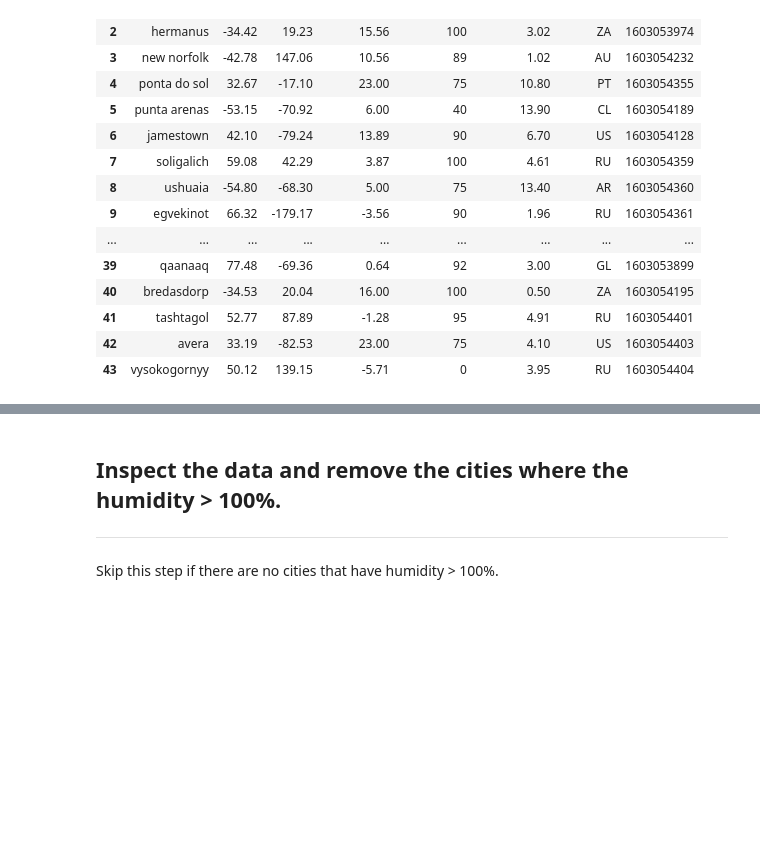
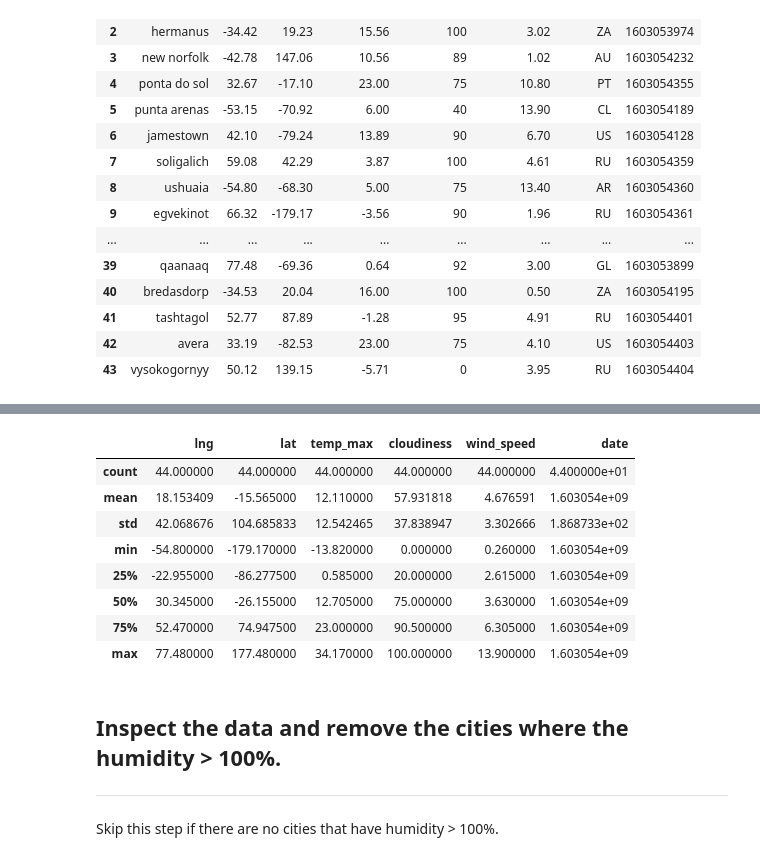
Before and after one commit to amblakemore/UCI_Homework_Blakemore, a Jupyter notebook: Python_API_Challenge/WeatherPy/WeatherPy.ipynb, the cells around one changed output, grey strips where cells are left out. Cells and saved outputs as stored; diff of their text form; code cells hidden in the pictures; blank space fills up the shorter version.

```diff
--- a/Python_API_Challenge/WeatherPy/WeatherPy.ipynb
+++ b/Python_API_Challenge/WeatherPy/WeatherPy.ipynb
@@ -38,10 +38,10 @@ len(cities)
 * Perform a weather check on each city using a series of successive API calls.
 * Include a print log of each city as it'sbeing processed (with the city number and city name).
 # %%
-url = "http://api.openweathermap.org/data/2.5/weather?"
-query_url = url + "appid=" + api_key + "&q=" + "London"
-result = requests.get(query_url).json()
-result
+#url = "http://api.openweathermap.org/data/2.5/weather?"
+#query_url = url + "appid=" + api_key + "&q=" + "London"
+#result = requests.get(query_url).json()
+#result
 # %% [output]
 {'coord': {'lon': -0.13, 'lat': 51.51},
  'weather': [{'id': 804,
@@ -66,8 +66,8 @@ counter = 0
 url = "http://api.openweathermap.org/data/2.5/weather?"
 units = "metric"
 query_url = f"{url}appid={api_key}&units={units}&q="
-print(query_url)
-for city in cities[:50]:
+#print(query_url)
+for city in cities[:]:
     result = requests.get(query_url+city).json()
     counter = counter + 1
     #print(result)
@@ -143,3 +132,15 @@ city_df
+# %%
+city_df.describe()
+# %% [output]
+|  | lng | lat | temp_max | cloudiness | wind_speed | date |
+| count | 44.000000 | 44.000000 | 44.000000 | 44.000000 | 44.000000 | 4.400000e+01 |
+| mean | 18.153409 | -15.565000 | 12.110000 | 57.931818 | 4.676591 | 1.603054e+09 |
+| std | 42.068676 | 104.685833 | 12.542465 | 37.838947 | 3.302666 | 1.868733e+02 |
+| min | -54.800000 | -179.170000 | -13.820000 | 0.000000 | 0.260000 | 1.603054e+09 |
+| 25% | -22.955000 | -86.277500 | 0.585000 | 20.000000 | 2.615000 | 1.603054e+09 |
+| 50% | 30.345000 | -26.155000 | 12.705000 | 75.000000 | 3.630000 | 1.603054e+09 |
+| 75% | 52.470000 | 74.947500 | 23.000000 | 90.500000 | 6.305000 | 1.603054e+09 |
+| max | 77.480000 | 177.480000 | 34.170000 | 100.000000 | 13.900000 | 1.603054e+09 |
 # %% [markdown]
 ## Inspect the data and remove the cities where the humidity > 100%.
 ----
```
Also changed, not shown: parts of 1 cell of this notebook.
